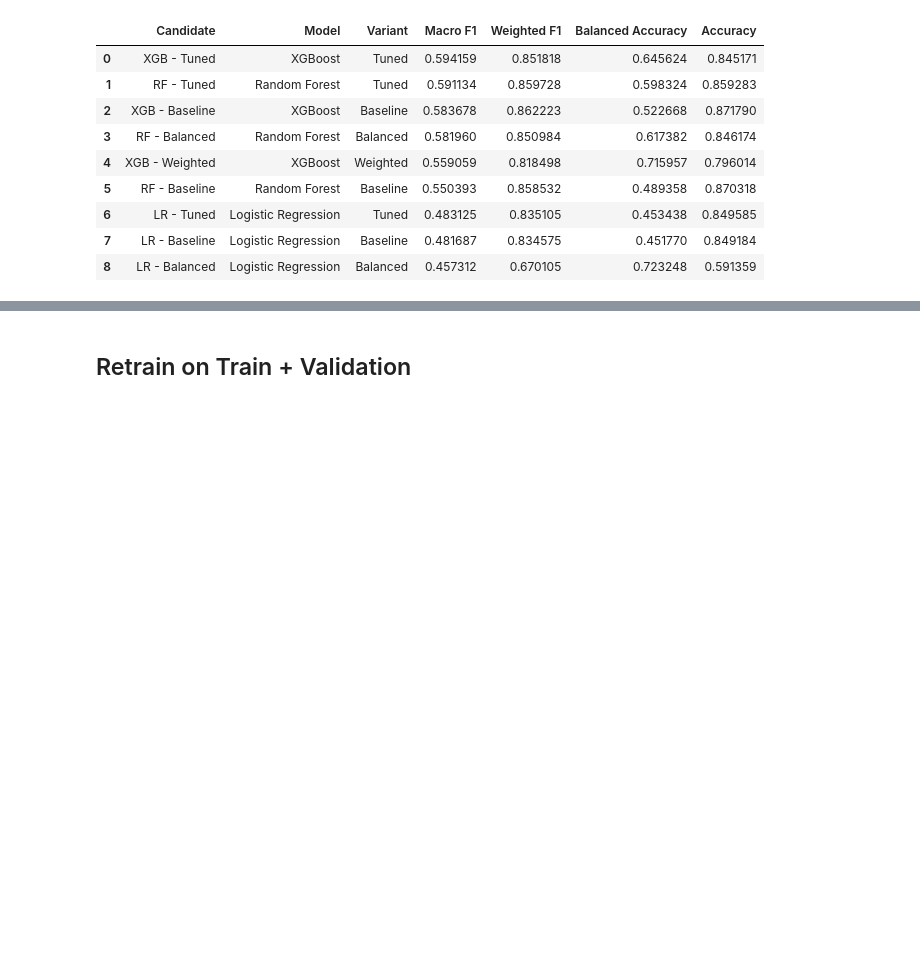
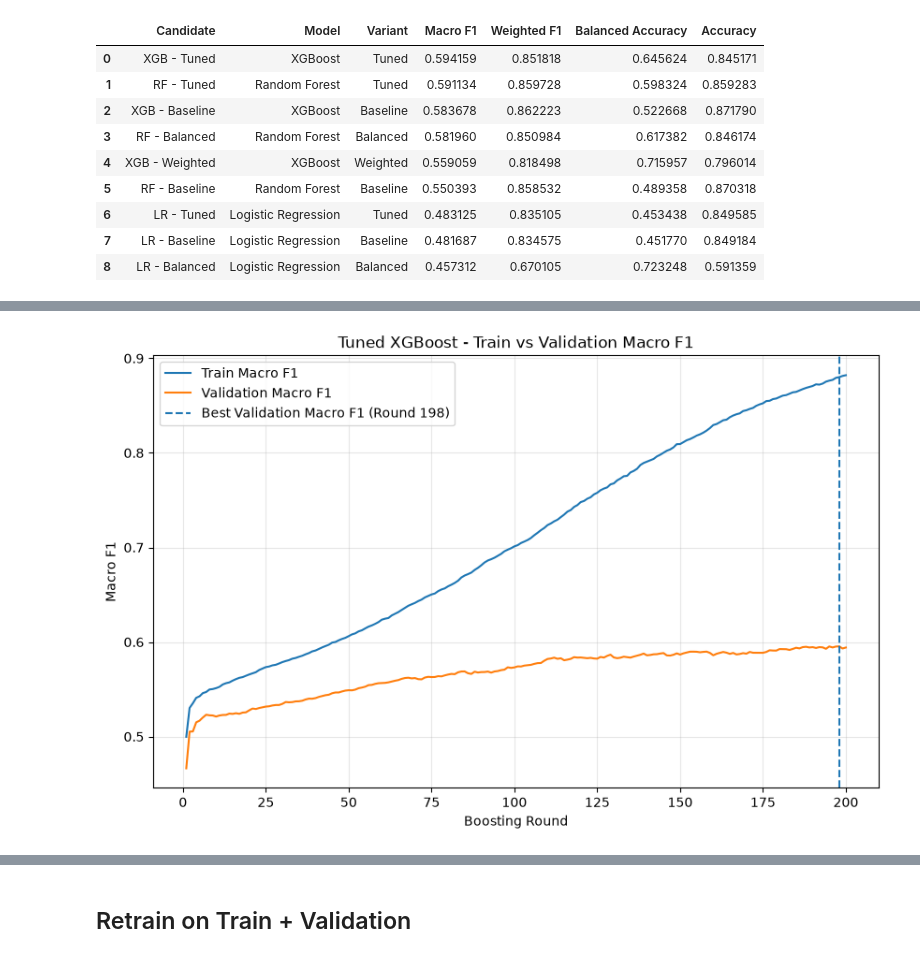
Before and after one commit to SepehrGhorashi/us-accident-severity-prediction, a Jupyter notebook: 04_Modeling.ipynb, the cells around one changed output, grey strips where cells are left out. Drawn from its saved outputs; the diff is of its cells as text; code cells hidden in the pictures; blank space fills up the shorter version.

```diff
--- a/04_Modeling.ipynb
+++ b/04_Modeling.ipynb
@@ -1144,0 +1207,97 @@ Validation Macro F1: 0.5942
+# %%
+# Calculate Macro F1 for each boosting round
+train_macro_f1_history = []
+val_macro_f1_history = []
+
+n_rounds = best_xgb_model.params["n_estimators"]
+
+for round_num in range(1, n_rounds + 1):
+
+    # Predict using trees up to current round
+    train_pred_encoded = xgb_curve_model.predict(
+        X_train,
+        iteration_range=(0, round_num)
+    )
+
+    val_pred_encoded = xgb_curve_model.predict(
+        X_val,
+        iteration_range=(0, round_num)
+    )
+
+    # Convert labels back to original values
+    train_pred = xgb_curve_encoder.inverse_transform(
+        train_pred_encoded.astype(int)
+    )
+
+    val_pred = xgb_curve_encoder.inverse_transform(
+        val_pred_encoded.astype(int)
+    )
+
+    # Calculate Macro F1
+    train_macro_f1_history.append(
+        f1_score(
+            y_train,
+            train_pred,
+            average="macro"
+        )
+    )
+
+    val_macro_f1_history.append(
+        f1_score(
+            y_val,
+            val_pred,
+            average="macro"
+        )
+    )
+
+
+# Find best validation round
+best_f1_round = (
+    np.argmax(val_macro_f1_history) + 1
+)
+
+best_val_macro_f1 = max(
+    val_macro_f1_history
+)
+
+
+# Plot Macro F1 curve
+rounds = range(1, n_rounds + 1)
+
+plt.figure(figsize=(10, 6))
+
+plt.plot(
+    rounds,
+    train_macro_f1_history,
+    label="Train Macro F1"
+)
+
+plt.plot(
+    rounds,
+    val_macro_f1_history,
+    label="Validation Macro F1"
+)
+
+plt.axvline(
+    best_f1_round,
+    linestyle="--",
+    label=f"Best Validation Macro F1 (Round {best_f1_round})"
+)
+
+plt.xlabel("Boosting Round")
+plt.ylabel("Macro F1")
+plt.title("Tuned XGBoost - Train vs Validation Macro F1")
+
+plt.legend()
+plt.grid(alpha=0.3)
+
+plt.show()
+
+
+print("Best boosting round:", best_f1_round)
+print(
+    "Best Validation Macro F1:",
+    round(best_val_macro_f1, 4)
+)
+# %% [output]
+[figure, added]
```
Also changed, not shown: parts of 11 cells of this notebook, 1 other file.
